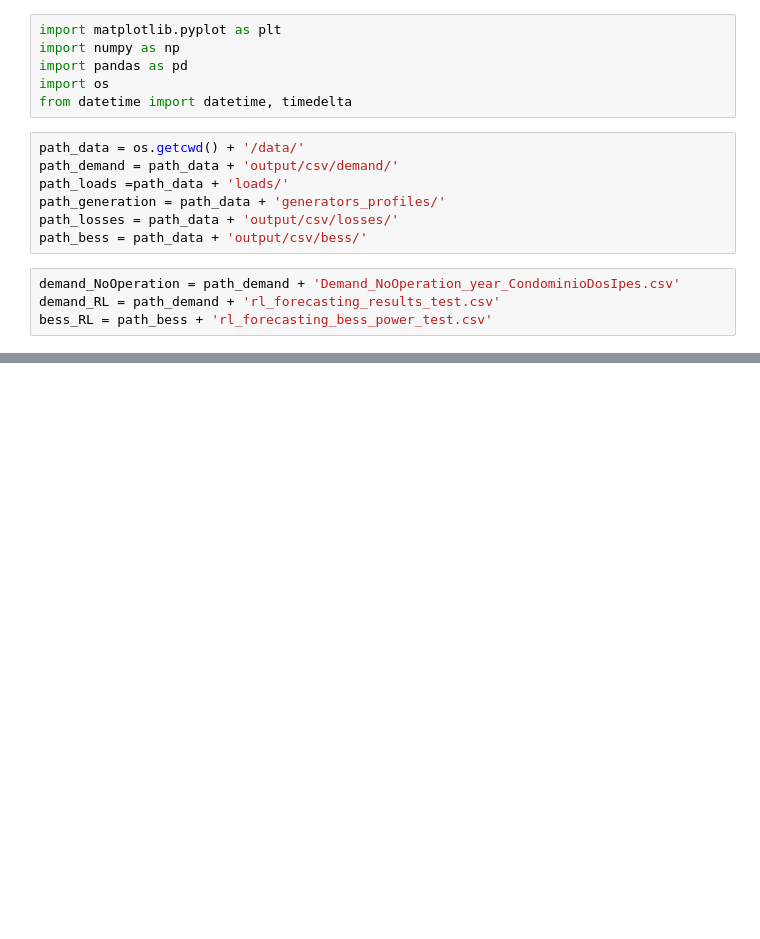
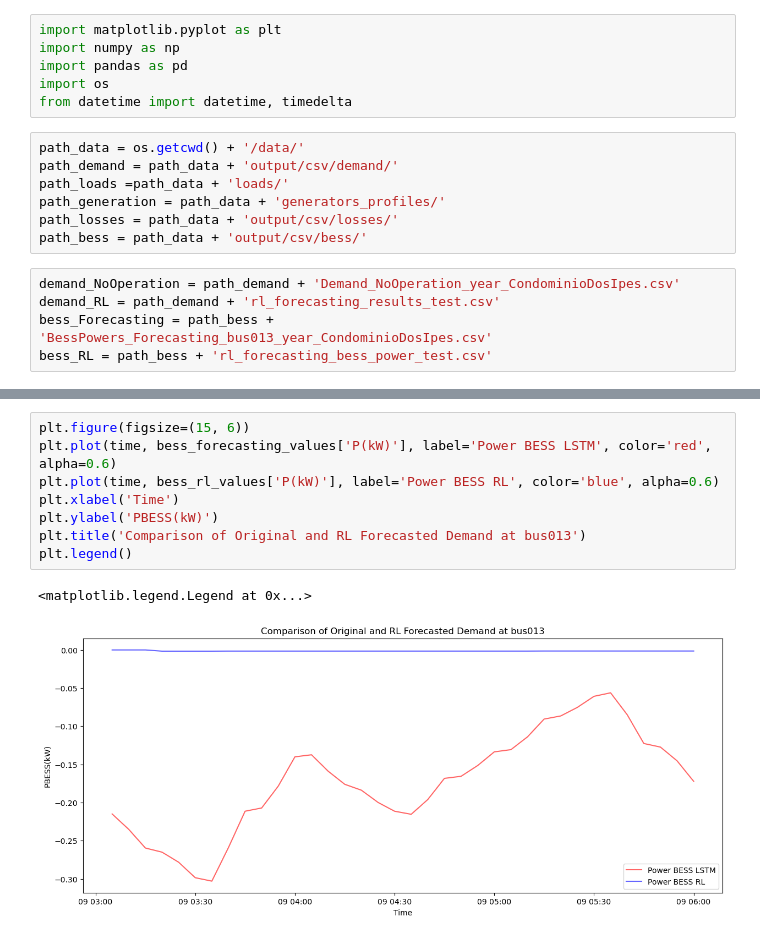
Before and after one commit to JCARNEIROX/IA367-Aprendizado-Reforco, a Jupyter notebook: GridFlexPy/analyze_data.ipynb, the cells around one changed output, grey strips where cells are left out. Saved outputs shown, nothing was run; the diff lists cells and outputs as text; blank space fills up the shorter version.

```diff
--- a/GridFlexPy/analyze_data.ipynb
+++ b/GridFlexPy/analyze_data.ipynb
@@ -14,6 +14,7 @@ path_bess = path_data + 'output/csv/bess/'
 # %%
 demand_NoOperation = path_demand + 'Demand_NoOperation_year_CondominioDosIpes.csv'
 demand_RL = path_demand + 'rl_forecasting_results_test.csv'
+bess_Forecasting = path_bess + 'BessPowers_Forecasting_bus013_year_CondominioDosIpes.csv'
 bess_RL = path_bess + 'rl_forecasting_bess_power_test.csv'
 # %%
 demand_values = pd.read_csv(demand_NoOperation)
@@ -80,0 +86,11 @@ plt.legend()
+# %%
+plt.figure(figsize=(15, 6))
+plt.plot(time, bess_forecasting_values['P(kW)'], label='Power BESS LSTM', color='red', alpha=0.6)
+plt.plot(time, bess_rl_values['P(kW)'], label='Power BESS RL', color='blue', alpha=0.6)
+plt.xlabel('Time')
+plt.ylabel('PBESS(kW)')
+plt.title('Comparison of Original and RL Forecasted Demand at bus013')
+plt.legend()
+# %% [output]
+<matplotlib.legend.Legend at 0x...>
+[figure, added]
```
Also changed, not shown: parts of 3 cells of this notebook, 4 other files.
